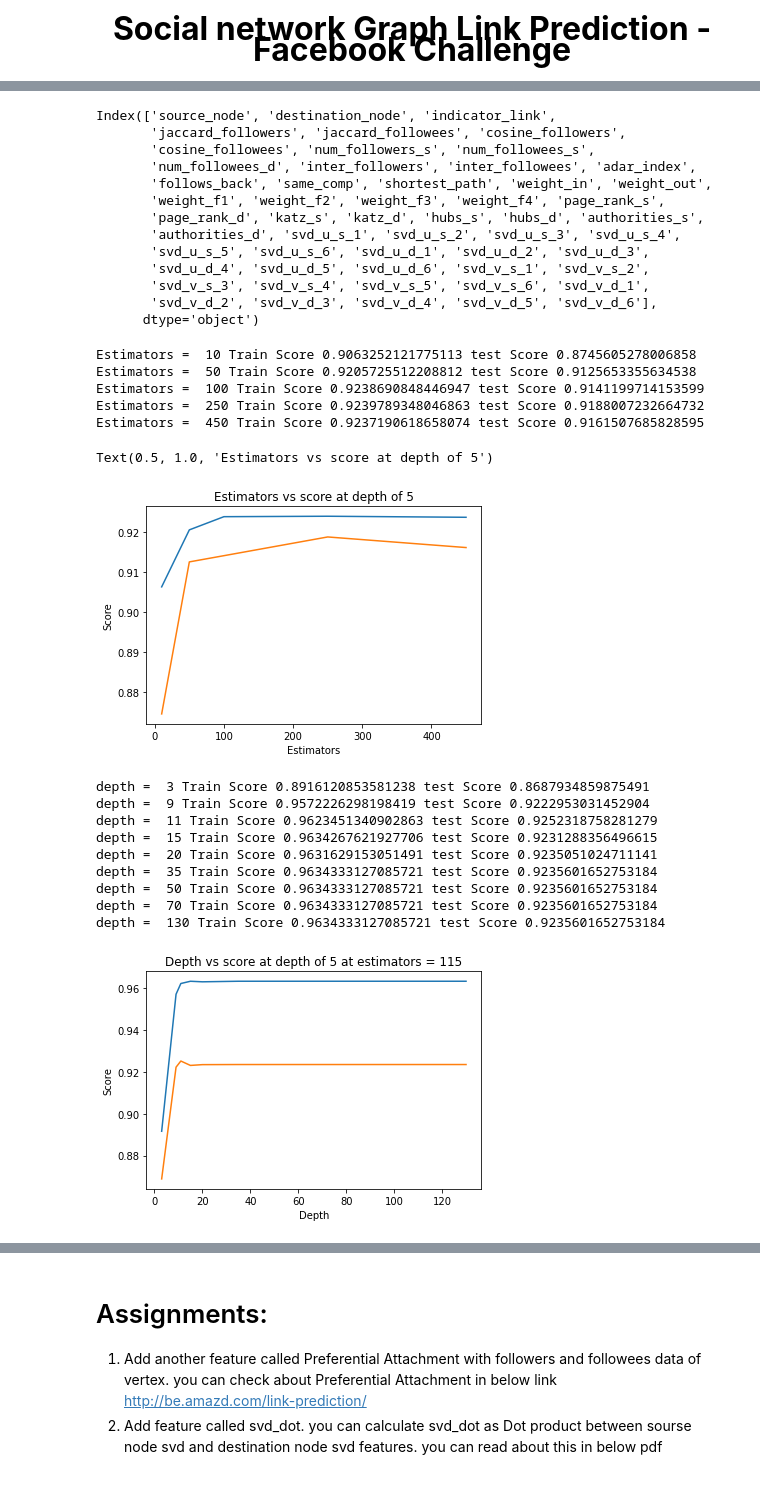
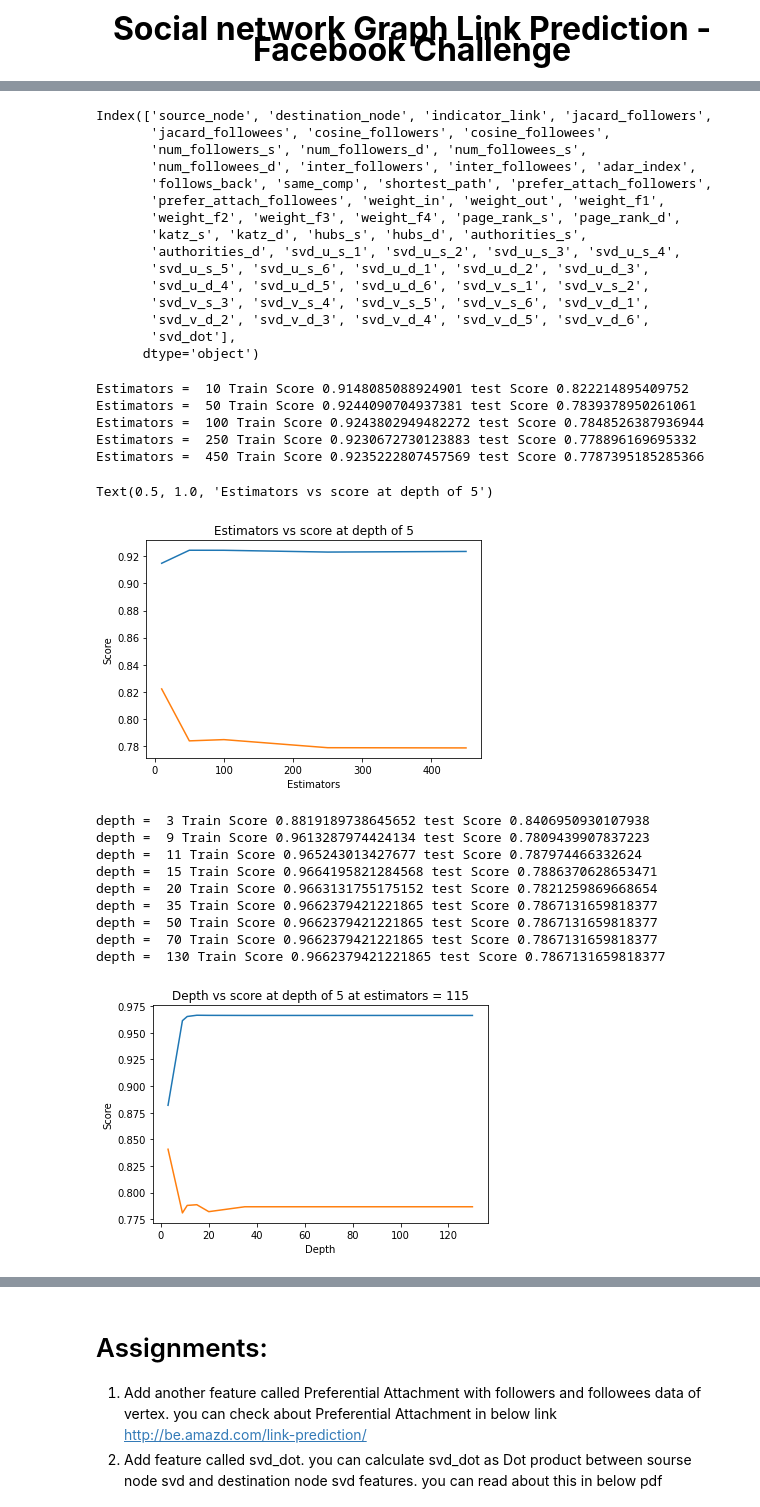
Before and after one commit to Chaitanya-Majety/Jupyter, a Jupyter notebook: Jupyter Notebooks/EDA/Facebook/FB_Models.ipynb, the cells around one changed output, grey strips where cells are left out. Saved outputs shown, nothing was run; the diff lists cells and outputs as text; code cells hidden in the pictures.

```diff
--- a/Jupyter Notebooks/EDA/Facebook/FB_Models.ipynb
+++ b/Jupyter Notebooks/EDA/Facebook/FB_Models.ipynb
@@ -46,23 +38,25 @@ HTTP request sent, awaiting response... 403 Forbidden
 # %%
 #reading
 from pandas import read_hdf
-df_final_train = read_hdf('storage_sample_stage4.h5', 'train_df',mode='r')
-df_final_test = read_hdf('storage_sample_stage4.h5', 'test_df',mode='r')
+df_final_train = read_hdf('data/fea_sample/storage_sample_stage4.h5', 'train_df',mode='r')
+df_final_test = read_hdf('data/fea_sample/storage_sample_stage4.h5', 'test_df',mode='r')
 # %%
 df_final_train.columns
 # %% [output]
-Index(['source_node', 'destination_node', 'indicator_link',
-       'jaccard_followers', 'jaccard_followees', 'cosine_followers',
-       'cosine_followees', 'num_followers_s', 'num_followees_s',
+Index(['source_node', 'destination_node', 'indicator_link', 'jacard_followers',
+       'jacard_followees', 'cosine_followers', 'cosine_followees',
+       'num_followers_s', 'num_followers_d', 'num_followees_s',
        'num_followees_d', 'inter_followers', 'inter_followees', 'adar_index',
-       'follows_back', 'same_comp', 'shortest_path', 'weight_in', 'weight_out',
-       'weight_f1', 'weight_f2', 'weight_f3', 'weight_f4', 'page_rank_s',
-       'page_rank_d', 'katz_s', 'katz_d', 'hubs_s', 'hubs_d', 'authorities_s',
+       'follows_back', 'same_comp', 'shortest_path', 'prefer_attach_followers',
+       'prefer_attach_followees', 'weight_in', 'weight_out', 'weight_f1',
+       'weight_f2', 'weight_f3', 'weight_f4', 'page_rank_s', 'page_rank_d',
+       'katz_s', 'katz_d', 'hubs_s', 'hubs_d', 'authorities_s',
        'authorities_d', 'svd_u_s_1', 'svd_u_s_2', 'svd_u_s_3', 'svd_u_s_4',
        'svd_u_s_5', 'svd_u_s_6', 'svd_u_d_1', 'svd_u_d_2', 'svd_u_d_3',
        'svd_u_d_4', 'svd_u_d_5', 'svd_u_d_6', 'svd_v_s_1', 'svd_v_s_2',
        'svd_v_s_3', 'svd_v_s_4', 'svd_v_s_5', 'svd_v_s_6', 'svd_v_d_1',
-       'svd_v_d_2', 'svd_v_d_3', 'svd_v_d_4', 'svd_v_d_5', 'svd_v_d_6'],
+       'svd_v_d_2', 'svd_v_d_3', 'svd_v_d_4', 'svd_v_d_5', 'svd_v_d_6',
+       'svd_dot'],
       dtype='object')
 # %%
 y_train = df_final_train.indicator_link
@@ -77,7 +71,7 @@ test_scores = []
 for i in estimators:
     clf = RandomForestClassifier(bootstrap=True, class_weight=None, criterion='gini',
             max_depth=5, max_features='auto', max_leaf_nodes=None,
-            min_impurity_decrease=0.0, min_impurity_split=None,
+            min_impurity_decrease=0.0,
             min_samples_leaf=52, min_samples_split=120,
             min_weight_fraction_leaf=0.0, n_estimators=i, n_jobs=-1,random_state=25,verbose=0,warm_start=False)
     clf.fit(df_final_train,y_train)
@@ -92,46 +86,46 @@ plt.xlabel('Estimators')
 plt.ylabel('Score')
 plt.title('Estimators vs score at depth of 5')
 # %% [output]
-Estimators =  10 Train Score 0.9063252121775113 test Score 0.8745605278006858
-Estimators =  50 Train Score 0.9205725512208812 test Score 0.9125653355634538
-Estimators =  100 Train Score 0.9238690848446947 test Score 0.9141199714153599
-Estimators =  250 Train Score 0.9239789348046863 test Score 0.9188007232664732
-Estimators =  450 Train Score 0.9237190618658074 test Score 0.9161507685828595
+Estimators =  10 Train Score 0.9148085088924901 test Score 0.822214895409752
+Estimators =  50 Train Score 0.9244090704937381 test Score 0.7839378950261061
+Estimators =  100 Train Score 0.9243802949482272 test Score 0.7848526387936944
+Estimators =  250 Train Score 0.9230672730123883 test Score 0.778896169695332
+Estimators =  450 Train Score 0.9235222807457569 test Score 0.7787395185285366
 Text(0.5, 1.0, 'Estimators vs score at depth of 5')
-[figure, old version]
+[figure, new version]
 # %%
 depths = [3,9,11,15,20,35,50,70,130]
 train_scores = []
 test_scores = []
 for i in depths:
     clf = RandomForestClassifier(bootstrap=True, class_weight=None, criterion='gini',
             max_depth=i, max_features='auto', max_leaf_nodes=None,
-            min_impurity_decrease=0.0, min_impurity_split=None,
+            min_impurity_decrease=0.0,
             min_samples_leaf=52, min_samples_split=120,
             min_weight_fraction_leaf=0.0, n_estimators=115, n_jobs=-1,random_state=25,verbose=0,warm_start=False)
     clf.fit(df_final_train,y_train)
     train_sc = f1_score(y_train,clf.predict(df_final_train))
     test_sc = f1_score(y_test,clf.predict(df_final_test))
     test_scores.append(test_sc)
     train_scores.append(train_sc)
     print('depth = ',i,'Train Score',train_sc,'test Score',test_sc)
 plt.plot(depths,train_scores,label='Train Score')
 plt.plot(depths,test_scores,label='Test Score')
 plt.xlabel('Depth')
 plt.ylabel('Score')
 plt.title('Depth vs score at depth of 5 at estimators = 115')
 plt.show()
 # %% [output]
-depth =  3 Train Score 0.8916120853581238 test Score 0.8687934859875491
-depth =  9 Train Score 0.9572226298198419 test Score 0.9222953031452904
-depth =  11 Train Score 0.9623451340902863 test Score 0.9252318758281279
-depth =  15 Train Score 0.9634267621927706 test Score 0.9231288356496615
-depth =  20 Train Score 0.9631629153051491 test Score 0.9235051024711141
-depth =  35 Train Score 0.9634333127085721 test Score 0.9235601652753184
-depth =  50 Train Score 0.9634333127085721 test Score 0.9235601652753184
-depth =  70 Train Score 0.9634333127085721 test Score 0.9235601652753184
-depth =  130 Train Score 0.9634333127085721 test Score 0.9235601652753184
+depth =  3 Train Score 0.8819189738645652 test Score 0.8406950930107938
+depth =  9 Train Score 0.9613287974424134 test Score 0.7809439907837223
+depth =  11 Train Score 0.965243013427677 test Score 0.787974466332624
+depth =  15 Train Score 0.9664195821284568 test Score 0.7886370628653471
+depth =  20 Train Score 0.9663131755175152 test Score 0.7821259869668654
+depth =  35 Train Score 0.9662379421221865 test Score 0.7867131659818377
+depth =  50 Train Score 0.9662379421221865 test Score 0.7867131659818377
+depth =  70 Train Score 0.9662379421221865 test Score 0.7867131659818377
+depth =  130 Train Score 0.9662379421221865 test Score 0.7867131659818377
-[figure, old version]
+[figure, new version]
 # %%
 from sklearn.metrics import f1_score
 from sklearn.ensemble import RandomForestClassifier
```
Also changed, not shown: parts of 21 cells of this notebook, 5 other files.
